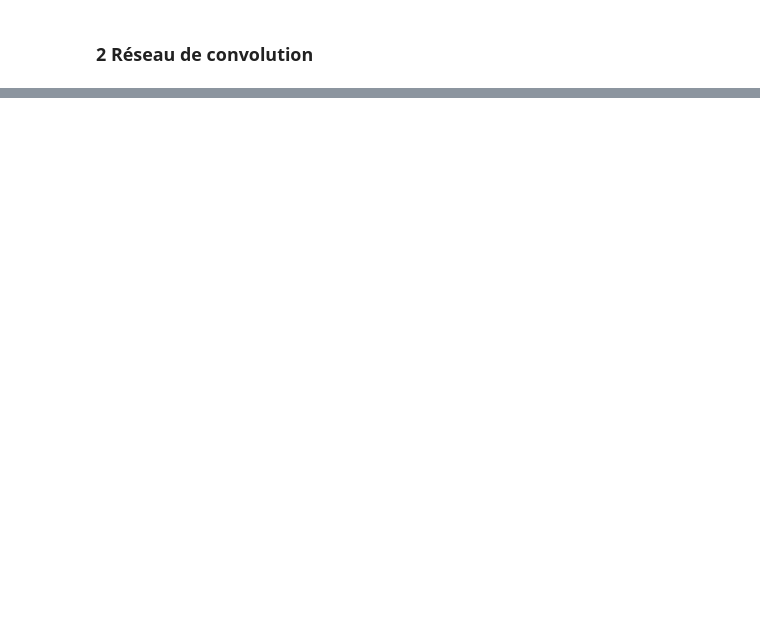
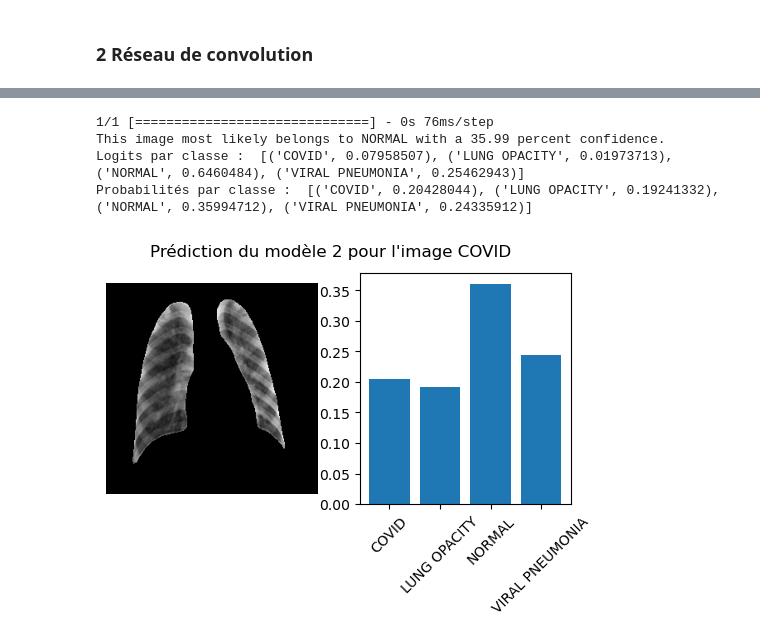
Before and after one commit to gpenessot/OCT23_BDS_Radios_Poumons, a Jupyter notebook: notebooks/drafts/3-Thibaut-Modélisation_1.ipynb, the cells around one changed output, grey strips where cells are left out. Cells and saved outputs as stored; diff of their text form; code cells hidden in the pictures; blank space fills up the shorter version.

Commit message:
Thibaut upload notebooks, modèles et logs

```diff
--- a/notebooks/drafts/3-Thibaut-Modélisation_1.ipynb
+++ b/notebooks/drafts/3-Thibaut-Modélisation_1.ipynb
@@ -320,0 +368,50 @@ plt.show()
+# %%
+#Fonction qui load une image comme array en grayscale 256*256
+def get_img_array_GS(img_path, size):
+    # `img` is a PIL image of size 256*256
+    img = keras.utils.load_img(img_path, target_size=size)
+    # `array` is a float32 Numpy array of shape (299, 299, 3)
+    array = keras.utils.img_to_array(img)
+    # We add a dimension to transform our array into a "batch"
+    # of size (1, 256, 256) and convert to grayscale by reducing 4th dim
+    array = np.expand_dims(array, axis=0)[:,:,:,1]
+    return array
+# %%
+#Prédiction de la classe et du score sur 1 image
+#KEras : Attach a softmax layer to convert the model's linear outputs—logits—to probabilities, which should be easier to interpret.
+#Source : https://www.tensorflow.org/tutorials/keras/classification
+
+img = get_img_array_GS("../../data/Train_val_set_1/VIRAL PNEUMONIA/Viral Pneumonia-472.png", size = (256,256))
+true_class = "COVID"
+#Affichage de la prédiction
+predict = model2.predict(img)
+score = tf.nn.softmax(predict[0])
+print(
+    "This image most likely belongs to {} with a {:.2f} percent confidence."
+    .format(class_names[np.argmax(score)], 100 * np.max(score))
+)
+print(
+    "Logits par classe : ", list(zip(class_names, predict[0]))
+)
+
+print(
+    "Probabilités par classe : ", list(zip(class_names, score.numpy()))
+)
+
+#Vérifier la prédiction de manière graphique
+i = 0
+plt.figure(figsize=(6,3))
+plt.suptitle(str("Prédiction du modèle 2 pour l'image " + true_class))
+plt.subplot(1,2,1)
+plt.imshow(img.reshape(256,256), cmap = "gray")
+plt.axis("off")
+plt.subplot(1,2,2)
+plt.bar(class_names, score.numpy())
+plt.xticks(rotation=45)
+plt.show()
+# %% [output]
+1/1 [==============================] - 0s 76ms/step
+This image most likely belongs to NORMAL with a 35.99 percent confidence.
+Logits par classe :  [('COVID', 0.07958507), ('LUNG OPACITY', 0.01973713), ('NORMAL', 0.6460484), ('VIRAL PNEUMONIA', 0.25462943)]
+Probabilités par classe :  [('COVID', 0.20428044), ('LUNG OPACITY', 0.19241332), ('NORMAL', 0.35994712), ('VIRAL PNEUMONIA', 0.24335912)]
+[figure, added]
```
Also changed, not shown: parts of 32 cells of this notebook, 12 other files.
